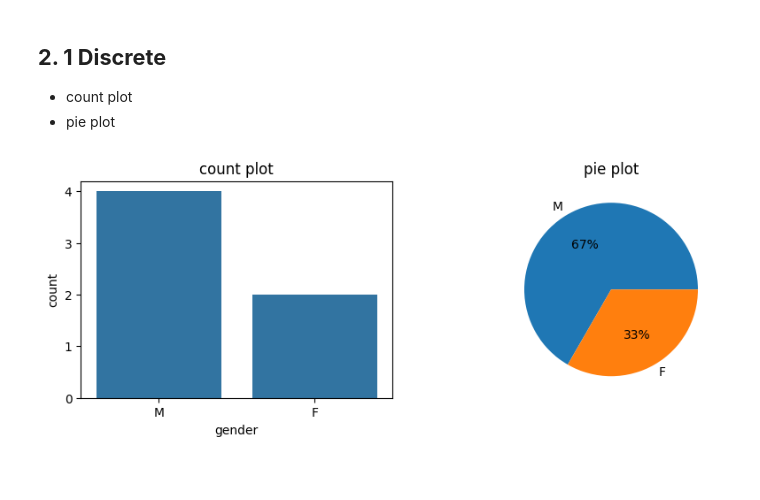
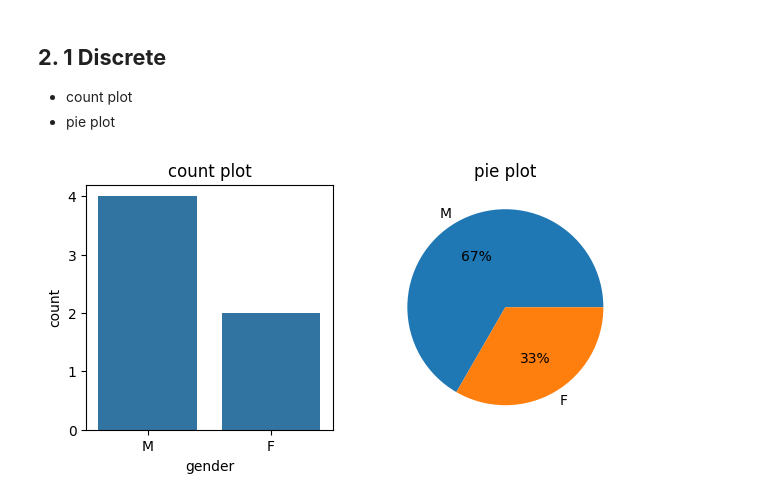
Before and after one commit to SAKSHISAAHU/Data_Analytics, a Jupyter notebook: 9.plots/plots.ipynb, the cells around one changed output. Drawn from its saved outputs; the diff is of its cells as text; code cells hidden in the pictures; blank space fills up the shorter version.

```diff
--- a/9.plots/plots.ipynb
+++ b/9.plots/plots.ipynb
@@ -67,18 +67,18 @@ plt.show()
 - count plot
 - pie plot
 # %%
-plt.figure(figsize=(10,7))
+plt.figure(figsize=(7,7))
 
 # count plot
 plt.subplot(2,2,1)
 sns.countplot(x=df['gender'])
 plt.title('count plot')
 
 # pie plot
 plt.subplot(2,2,2)
 plt.pie(df['gender'].value_counts(), labels=df['gender'].value_counts().index.tolist(), autopct='%0.0f%%')
 plt.title('pie plot')
 
 plt.show()
 # %% [output]
-[figure, old version]
+[figure, new version]
```
Also changed, not shown: parts of 3 cells of this notebook.
